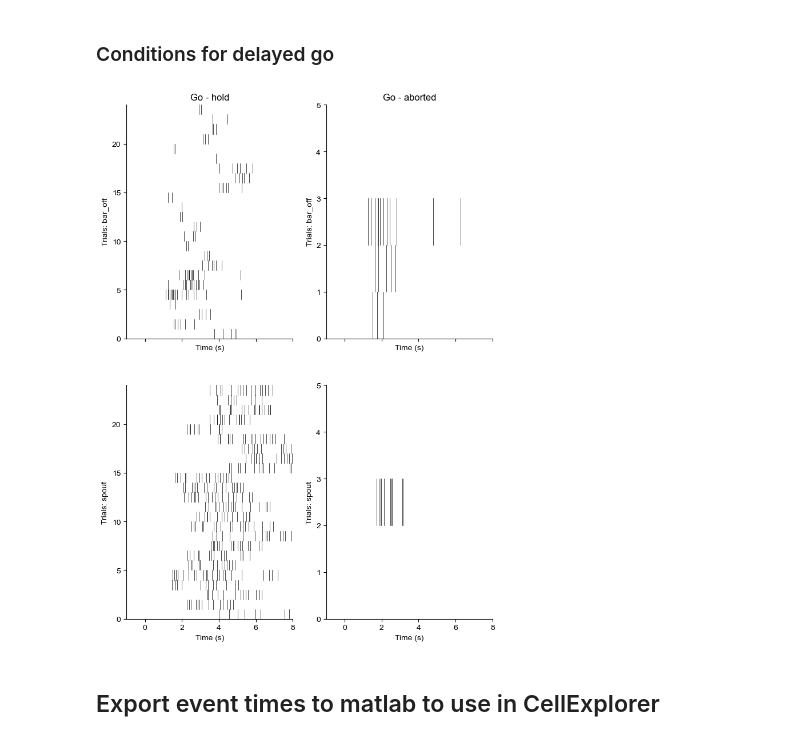
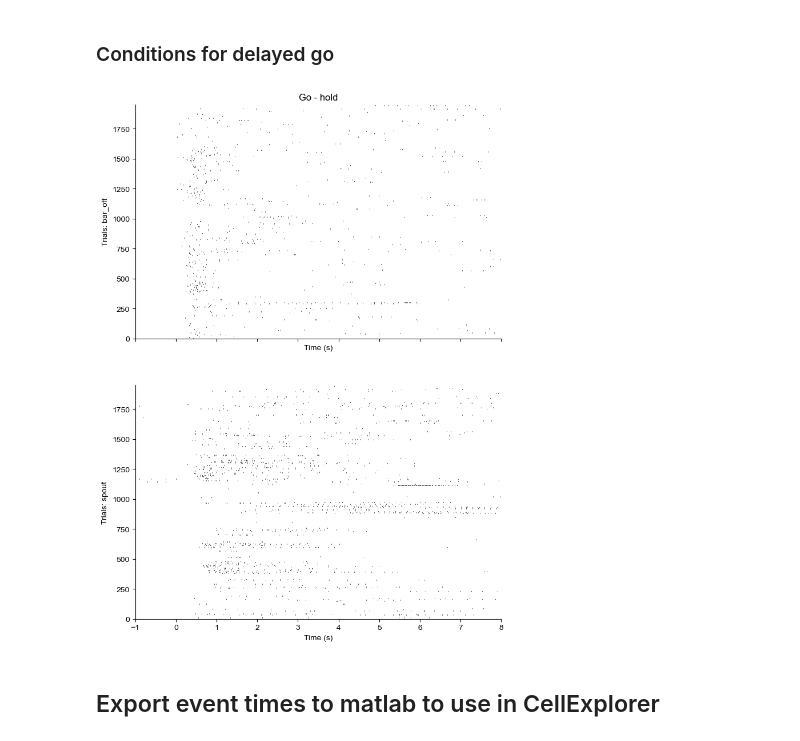
Before and after one commit to juliencarponcy/trialexp, a Jupyter notebook: notebooks/noncanonical/nb20230202_114300_extract_export_events_316.ipynb, the cells around one changed output. Saved outputs shown, nothing was run; the diff lists cells and outputs as text; code cells hidden in the pictures.

Commit message:
lineplot fix when no conditions
plus tasks_params changes for incr_break2 task

```diff
--- a/notebooks/noncanonical/nb20230202_114300_extract_export_events_316.ipynb
+++ b/notebooks/noncanonical/nb20230202_114300_extract_export_events_316.ipynb
@@ -114,25 +134,25 @@ groups = None
 # %%
 ev_dataset = exp_cohort.behav_events_to_dataset(
         groups = groups,
-        conditions_list = condition_list,
-        cond_aliases = cond_aliases,
-        when =['2022-11-08',...,'2022-12-25'],
-        task_names = ['reaching_go_spout_bar_dual_dec22' ,'reaching_go_spout_bar_dual_all_reward_dec22'], #'pavlovian_nobar_nodelay', #'reaching_go_nogo',
+        conditions_list = None,
+        cond_aliases = None,
+        when = 'all',
+        task_names = ['reaching_go_spout_bar_nov22'], #'pavlovian_nobar_nodelay', #'reaching_go_nogo',
         trig_on_ev = None)
 
 ev_dataset.set_trial_window(trial_window=[-1000,8000], unit='milliseconds')
 ev_dataset.set_conditions(conditions=condition_list, aliases=cond_aliases)
 # %%
 ev_dataset.filter_reset()
-tf = (ev_dataset.get_tfkeep_subjects([316])) \
-    & (ev_dataset.get_tfkeep_dates(date(2022,12,19))) \
-    & (ev_dataset.get_tfkeep_lastNsessions(1))
-# tf = (ev_dataset.get_tfkeep_subjects([316,317,318]))
-ev_dataset.set_keep(tf)
+# tf = (ev_dataset.get_tfkeep_subjects([316])) \
+#     & (ev_dataset.get_tfkeep_dates(date(2022,12,19))) \
+#     & (ev_dataset.get_tfkeep_lastNsessions(1))
+# # tf = (ev_dataset.get_tfkeep_subjects([316,317,318]))
+# ev_dataset.set_keep(tf)
 
 ev_dataset.plot_raster(keys=['bar_off_trial_time','spout_trial_time'], module='matplotlib')
 # %% [output]
-[figure, old version]
+[figure, new version]
 # %% [markdown]
 ## Export event times to matlab to use in CellExplorer
 # %%
```
Also changed, not shown: parts of 3 cells of this notebook, 3 other files.
